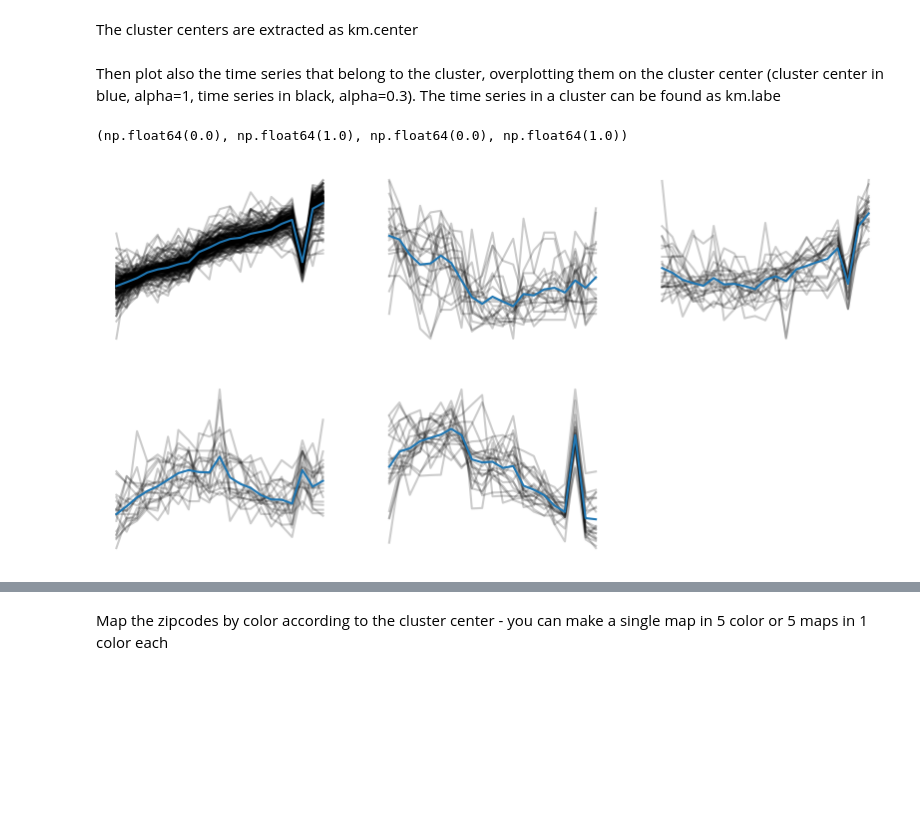
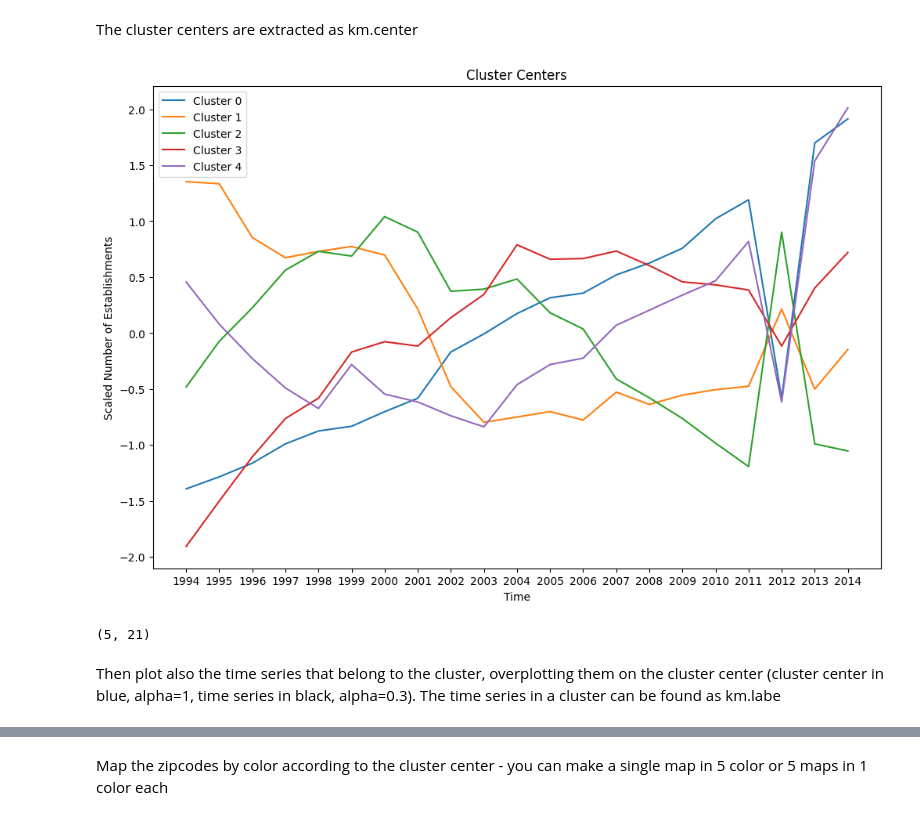
Before and after one commit to Legacy560/MLTSA25_RWolynetz, a Jupyter notebook: HW7/Clustering_businesstimeseries_instructions_MLTSA25_RWolynetz.ipynb, the cells around one changed output, grey strips where cells are left out. Cells and saved outputs as stored; diff of their text form; code cells hidden in the pictures; blank space fills up the shorter version.

```diff
--- a/HW7/Clustering_businesstimeseries_instructions_MLTSA25_RWolynetz.ipynb
+++ b/HW7/Clustering_businesstimeseries_instructions_MLTSA25_RWolynetz.ipynb
@@ -160,7 +208,10 @@ But the time series preprocessing is different if you want to use each time stam
 **From each row of your table (observation, in this case each zipcode) subtract the mean and you divide the row by the standard deviation.**
 # %%
 from sklearn.preprocessing import StandardScaler
-.....
+scaler = StandardScaler()
+dfTransposed = df_imputed.T #Gotta transpose to scale by the rows
+scaler.fit(dfTransposed)
+
 scaler.mean_
 # %% [output]
 array([7.44761905e+01, 5.51333333e+02, 5.85428571e+02, 4.86857143e+02,
@@ -238,17 +298,23 @@ km = KMeans(n_clusters=nc, random_state=302).fit(vals)
 First reflect on this: the center of a cluster is a point within the cluster. If your cluster is a cluster of time series its center is... A TIME SERIES! so your cluster centers should be time series of 21 points (1995-2015)
 # %% [markdown]
 The cluster centers are extracted as km.center
+# %%
+
+# Plot the cluster centers
+plt.figure(figsize=(12, 8))
+for i in range(nc):
+    plt.plot(df_imputed.columns, km.cluster_centers_[i], label=f'Cluster {i}')
+plt.xlabel('Time')
+plt.ylabel('Scaled Number of Establishments')
+plt.title('Cluster Centers')
+plt.legend()
+plt.show()
+# %% [output]
+[figure, added]
 # %%
 #plot just the centers here
-...
+km.cluster_centers_.shape
+# %% [output]
+(5, 21)
 # %% [markdown]
 Then plot also the time series that belong to the cluster, overplotting them on the cluster center (cluster center in blue, alpha=1, time series in black, alpha=0.3). The time series in a cluster can be found as km.labe
-# %%
-fig, axs = plt.subplots(2, ncols, figsize=(10,5))
-
-for i,c in enumerate(km.cluster_centers_):
-  ...
-plt.axis('off')
-# %% [output]
-(np.float64(0.0), np.float64(1.0), np.float64(0.0), np.float64(1.0))
-[figure, removed]
```
Also changed, not shown: parts of 23 cells of this notebook.
